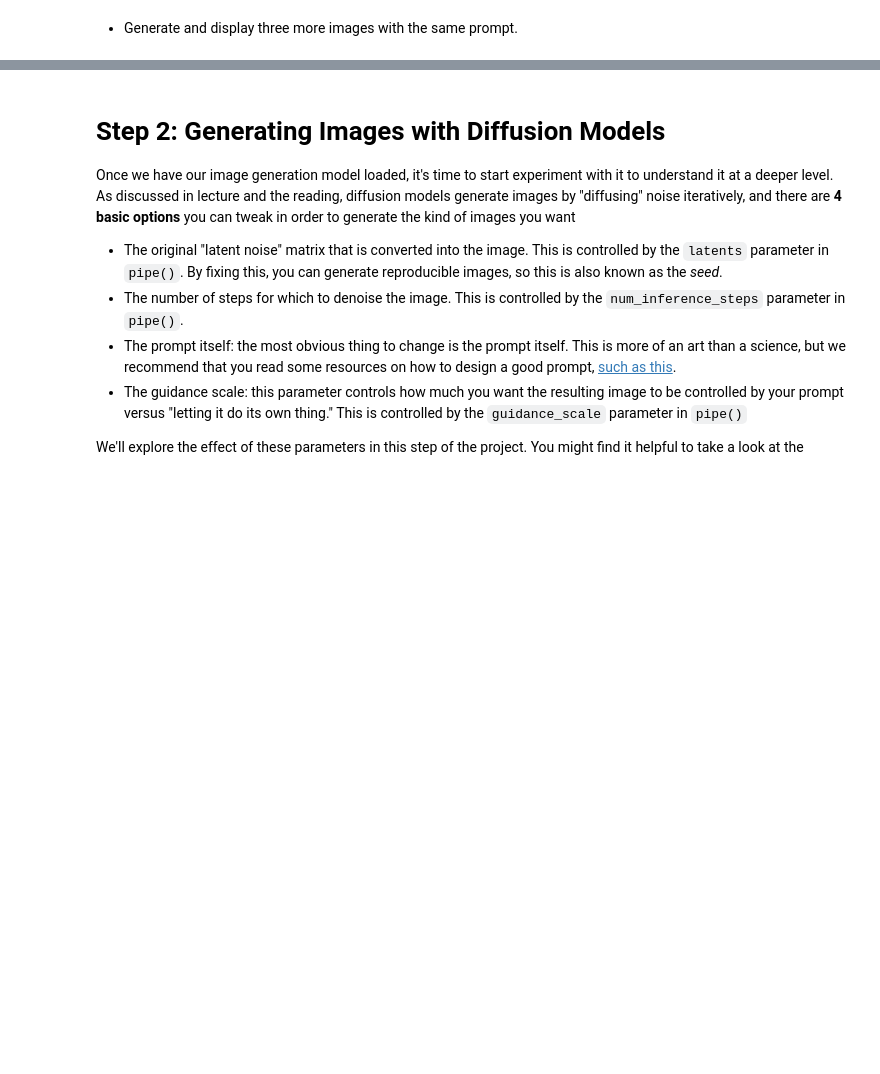
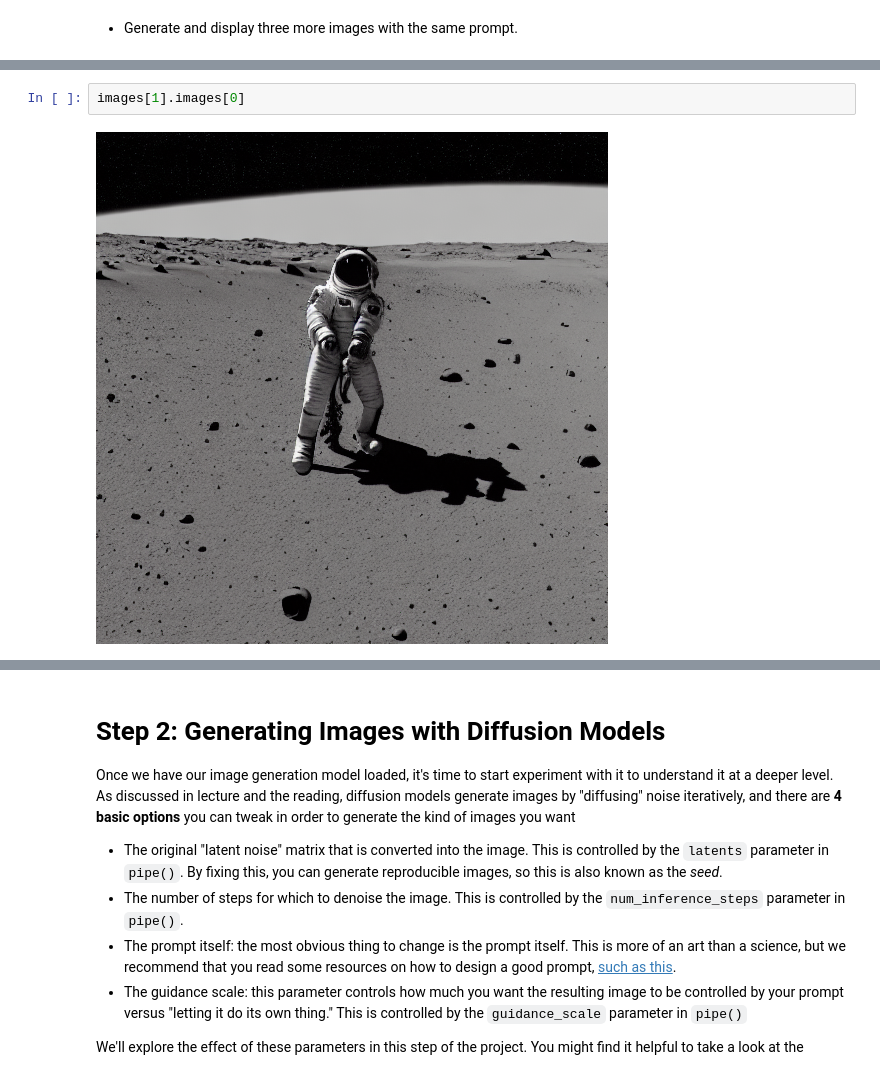
Before and after one commit to marcelarosalesj-education/corise.e2e-vision-apps, a Jupyter notebook: Week_4_Project_Build_a_Movie_Poster_Generator.ipynb, the cells around one changed output, grey strips where cells are left out. Drawn from its saved outputs; the diff is of its cells as text; blank space fills up the shorter version.

```diff
--- a/Week_4_Project_Build_a_Movie_Poster_Generator.ipynb
+++ b/Week_4_Project_Build_a_Movie_Poster_Generator.ipynb
@@ -65,0 +103,4 @@ image
+# %%
+images[1].images[0]
+# %% [output]
+[figure, added]
```
Also changed, not shown: parts of 16 cells of this notebook.
